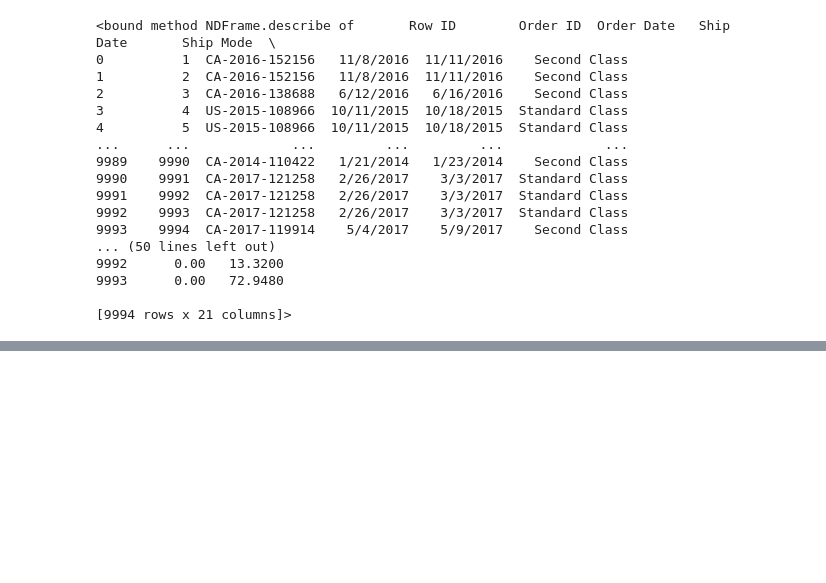
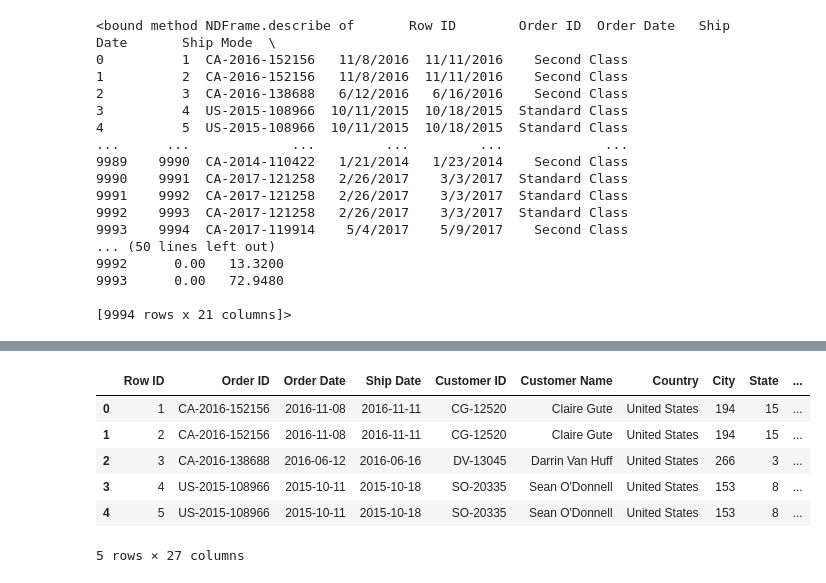
Before and after one commit to ZainabManzoorr/SuperStore-Sales, a Jupyter notebook: EDA2.ipynb, the cells around one changed output, grey strips where cells are left out. Saved outputs shown, nothing was run; the diff lists cells and outputs as text; code cells hidden in the pictures; blank space fills up the shorter version.

Commit message:
Label encoding and one hot encoding

```diff
--- a/EDA2.ipynb
+++ b/EDA2.ipynb
@@ -91,3 +91,19 @@ df_superstore.drop(columns=['Order ID','Row ID','Customer Name'])
 # %%
 df_superstore['Order Date'] = pd.to_datetime(df_superstore['Order Date'])
 df_superstore['Ship Date'] = pd.to_datetime(df_superstore['Ship Date'])
+# %%
+from sklearn.preprocessing import LabelEncoder
+
+le = LabelEncoder()
+for col in ['Category','Sub-Category','State','City','Product Name']:
+  df_superstore[col] = le.fit_transform(df_superstore[col])
+# %%
+df_superstore.head()
+# %% [output]
+|  | Row ID | Order ID | Order Date | Ship Date | Customer ID | Customer Name | Country | City | State | ... |
+| 0 | 1 | CA-2016-152156 | 2016-11-08 | 2016-11-11 | CG-12520 | Claire Gute | United States | 194 | 15 | ... |
+| 1 | 2 | CA-2016-152156 | 2016-11-08 | 2016-11-11 | CG-12520 | Claire Gute | United States | 194 | 15 | ... |
+| 2 | 3 | CA-2016-138688 | 2016-06-12 | 2016-06-16 | DV-13045 | Darrin Van Huff | United States | 266 | 3 | ... |
+| 3 | 4 | US-2015-108966 | 2015-10-11 | 2015-10-18 | SO-20335 | Sean O'Donnell | United States | 153 | 8 | ... |
+| 4 | 5 | US-2015-108966 | 2015-10-11 | 2015-10-18 | SO-20335 | Sean O'Donnell | United States | 153 | 8 | ... |
+5 rows × 27 columns
```
Also changed, not shown: parts of 1 cell of this notebook.
